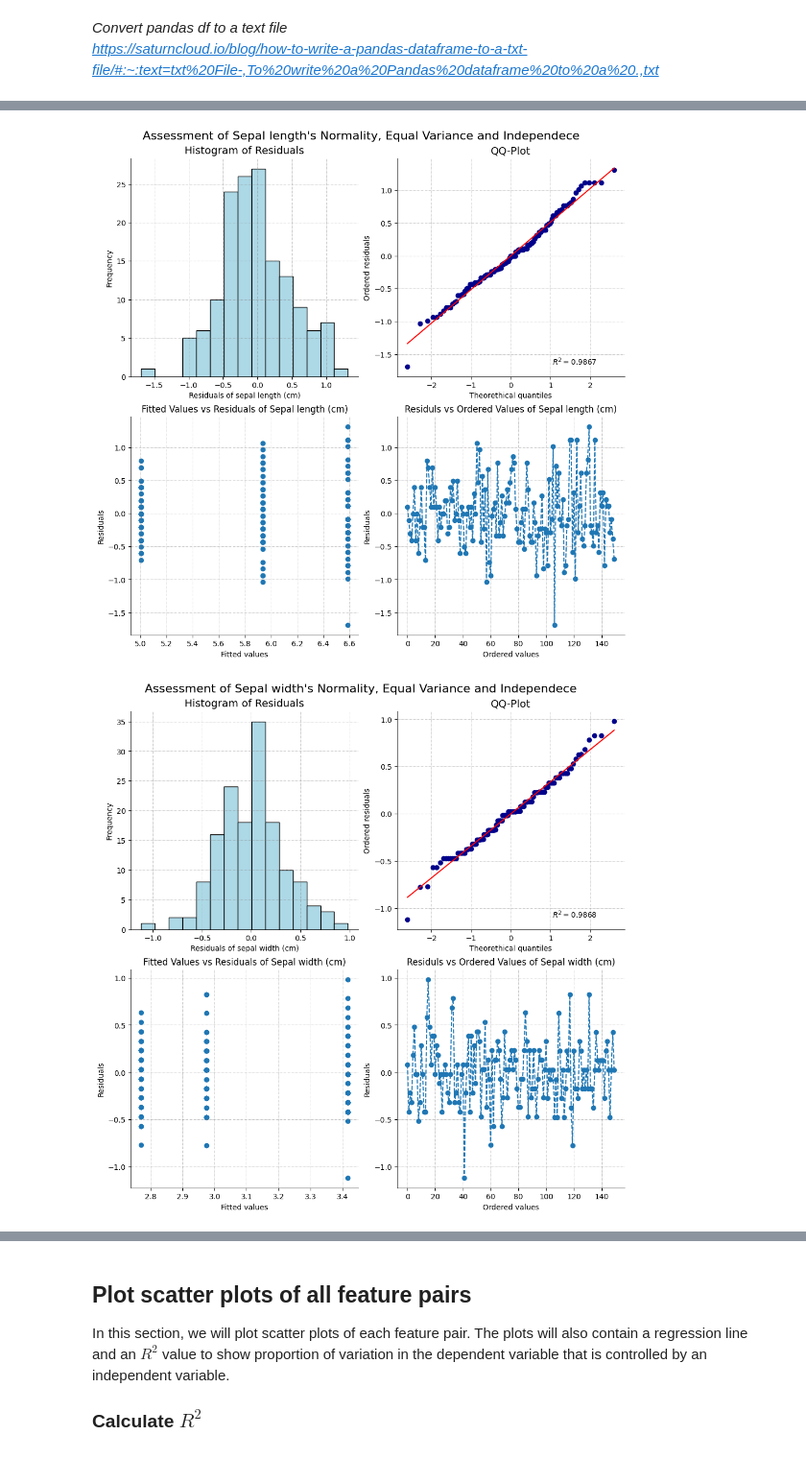
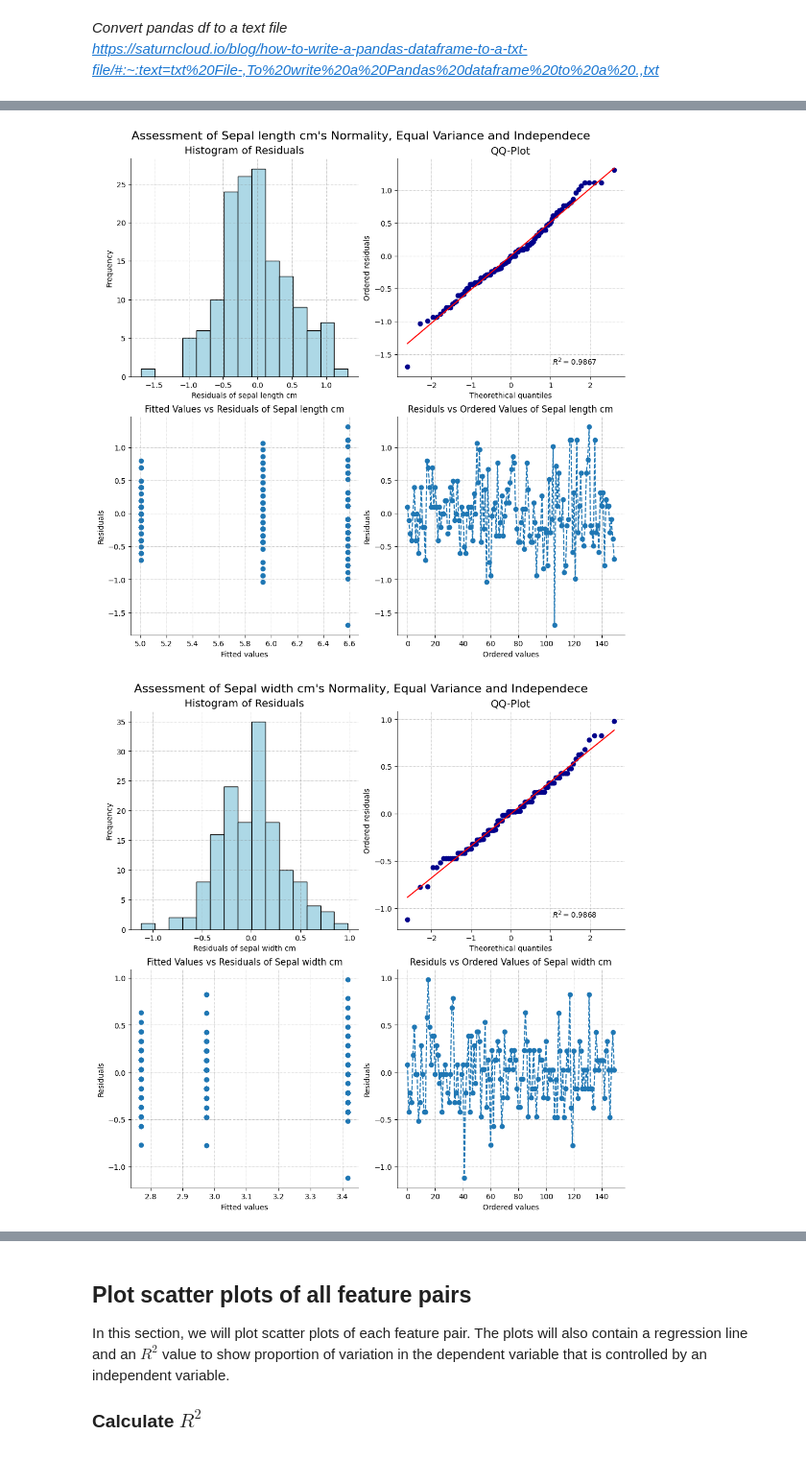
Before and after one commit to aldaszarnauskas/exploratory_analysis_iris_dataset, a Jupyter notebook: pands-project.ipynb, the cells around one changed output, grey strips where cells are left out. Shown at 96% size. Drawn from its saved outputs; the diff is of its cells as text; code cells hidden in the pictures.

```diff
--- a/pands-project.ipynb
+++ b/pands-project.ipynb
@@ -72,9 +78,9 @@ with open("iris.names", "rt") as file:
 In the code cell above, we opened the metadata file of the Iris data set and we found five attributes that correspond to five columns in the iris.data file, respectively: sepal length in cm, sepal width in cm, petal length in cm, petal width in cm and class. We will label the five columns of the Iris data set with those attributes.
 # %%
 # Create an object with features' names of numerical variables plus class of categorical variables
-feature_names = ["sepal_length_(cm)", "sepal_width_(cm)", "petal_length_(cm)", "petal_width_(cm)"]
+feature_names = ['sepal_length_cm', 'sepal_width_cm', 'petal_length_cm', 'petal_width_cm']
 # Set the column names as feature names
-df.columns = feature_names + ["class"]
+df.columns = feature_names + ["species"]
 # Check out the head of df
 df.head()
 # %% [output]
@@ -105,7 +111,7 @@ class                0
 dtype: int64
 # %%
 # Remove Iris- prefix from all values in the class column
-df["class"] = df["class"].str.replace("Iris-", "")
+df["species"] = df["species"].str.replace("Iris-", "")
 # Show the head of df
 df.head()
 # %% [output]
@@ -227,7 +240,7 @@ for feature in features:
     # Iterate through each class and calculate residuals for a feature
     for aclass in classes:
         # Create a temporary df which contains only one class samples
-        temp_df = df[df["class"] == aclass]
+        temp_df = df[df["species"] == aclass]
         # Select values of a particular feature
         df1 = temp_df[feature]
         # Calculate the mean of a feature for a particular class
@@ -265,33 +278,32 @@ for feature in features:
         elif count == 1:
             stats.probplot(resid, dist="norm", plot=ax, rvalue=True)
             ax.lines[0].set_color('darkblue')
             ax.set_xlabel("Theorethical quantiles", fontsize=10)
             ax.set_ylabel("Ordered residuals", fontsize=10)
             ax.set_title("QQ-Plot", fontsize=14)
         elif count == 2:
             ax.scatter(fitted_values,resid)
             ax.set_xlabel("Fitted values")
             ax.set_ylabel("Residuals")
             ax.set_title(f"Fitted Values vs Residuals of {feature_name.capitalize()}")
         else:
             ax.plot(resid, marker="o", linestyle="--")
             ax.set_xlabel("Ordered values")
             ax.set_ylabel("Residuals")
             ax.set_title(f"Residuls vs Ordered Values of {feature_name.capitalize()}")
             print("""
 
 
             """)
 
 
-
     # Set the title
     fig.suptitle(f'Assessment of {feature_name.replace(" (cm)", ""
 ).capitalize()}\'s Normality, Equal Variance and Independece', fontsize=16)
     # Save the plot
     plt.savefig(f"{feature}_assesment_of_norm_var_ind.png", dpi=300, bbox_inches = 'tight')
     # Show the plot
     plt.show()
 # %% [output]
-[figure, old version]
+[figure, new version]
-[figure, old version]
+[figure, new version]
```
Also changed, not shown: parts of 22 cells of this notebook, 5 other files.
